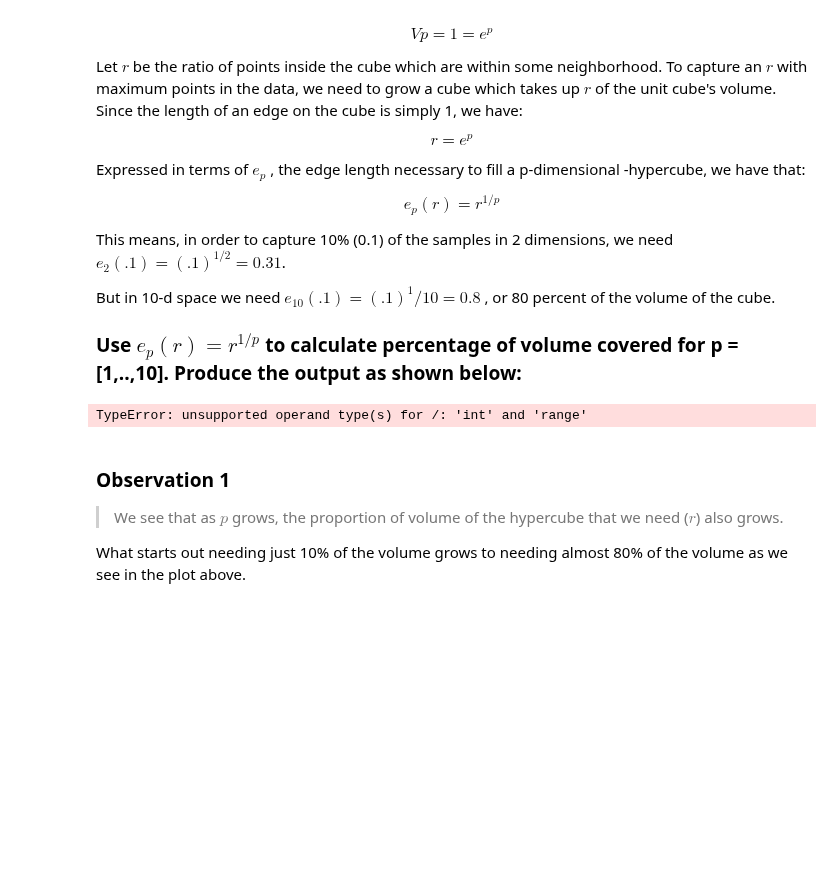
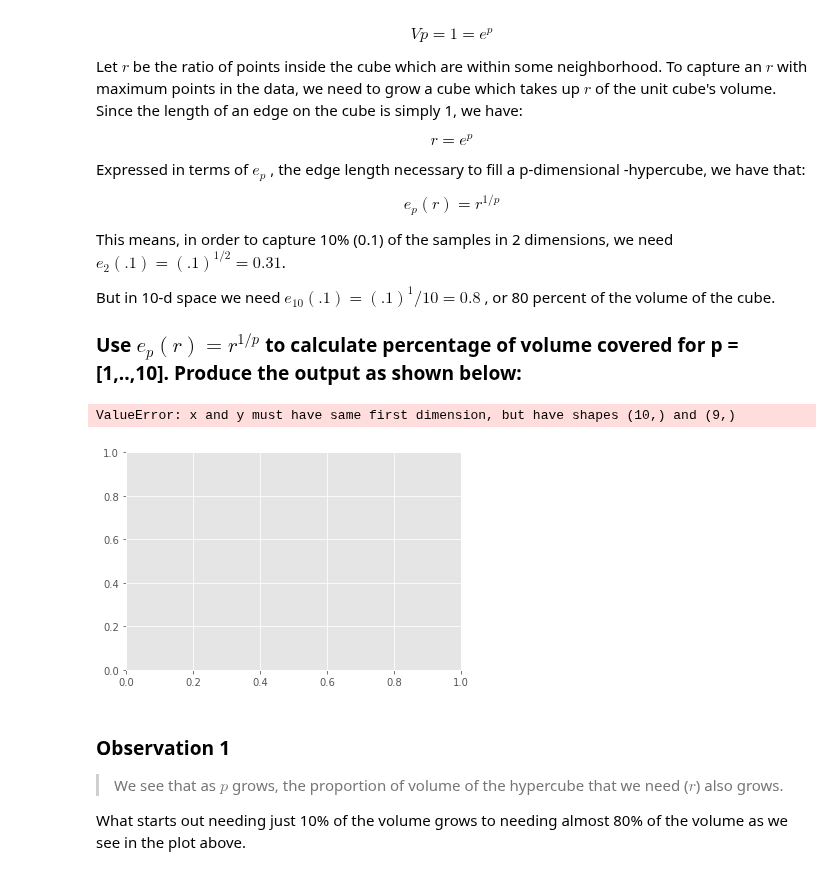
Before and after one commit to briansrebrenik/dsc-3-34-03-curse-of-dimensionality-simulation-lab-nyc-career-ds-102218, a Jupyter notebook: index.ipynb, the cells around one changed output. Drawn from its saved outputs; the diff is of its cells as text; code cells hidden in the pictures; blank space fills up the shorter version.

```diff
--- a/index.ipynb
+++ b/index.ipynb
@@ -79,10 +79,11 @@ But in 10-d space we need $e_10(.1)=(.1)^1/10=0.8$ , or 80 percent of the volume
 # %%
 # Your code here
 r = [.1,.2,.33,.5,.8]
 for i in r:
-    plt.plot(range(10), [i**(1/x) for x in range(10)]
+    plt.plot(range(10), [i**(1/x) for x in range(1,10)])
 # %% [output]
-TypeError: unsupported operand type(s) for /: 'int' and 'range'
+ValueError: x and y must have same first dimension, but have shapes (10,) and (9,)
+[figure, added]
 # %% [markdown]
 ### Observation 1
 > We see that as   $p$  grows, the proportion of volume of the hypercube that we need ($r$) also grows.
```
